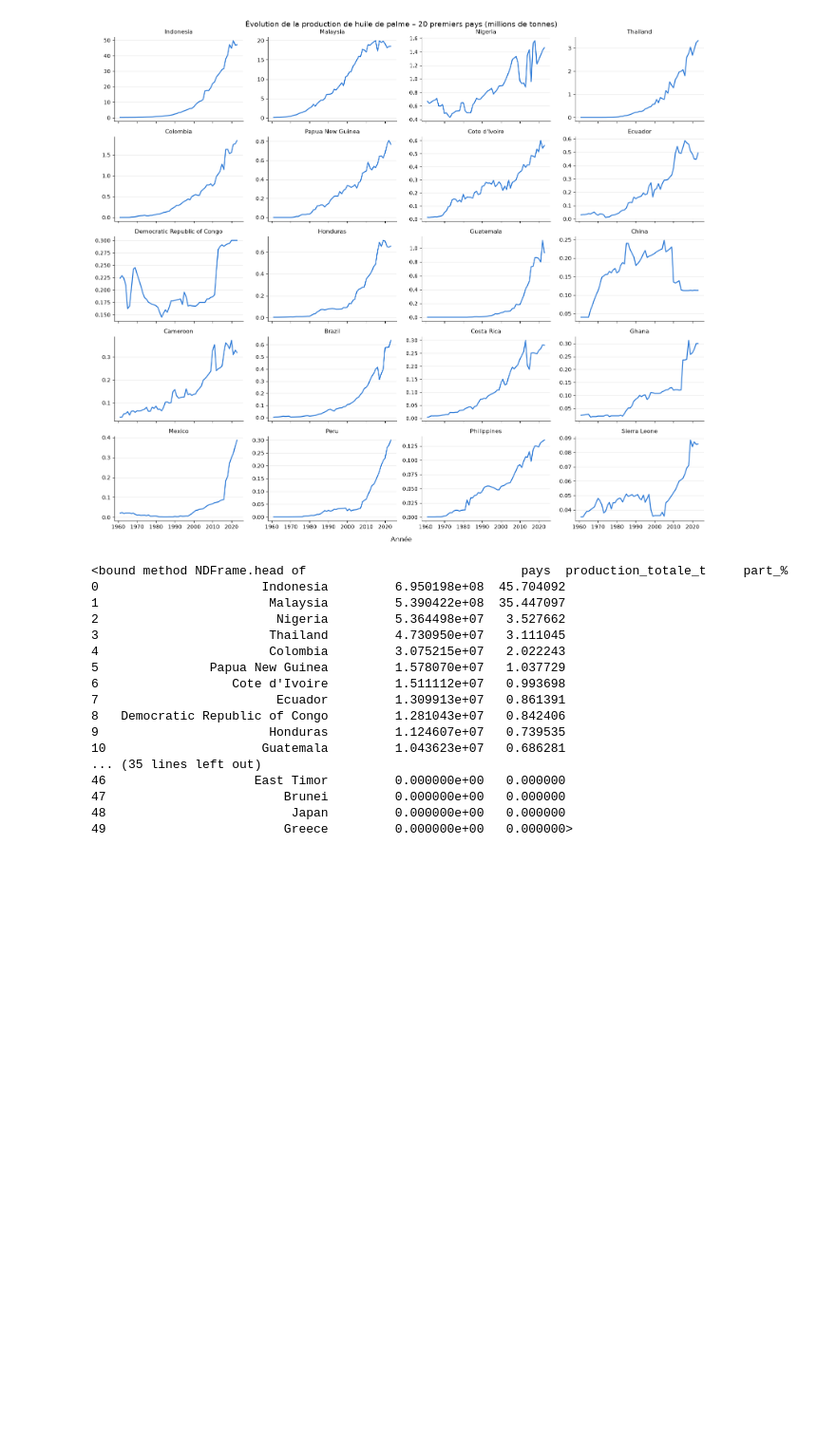
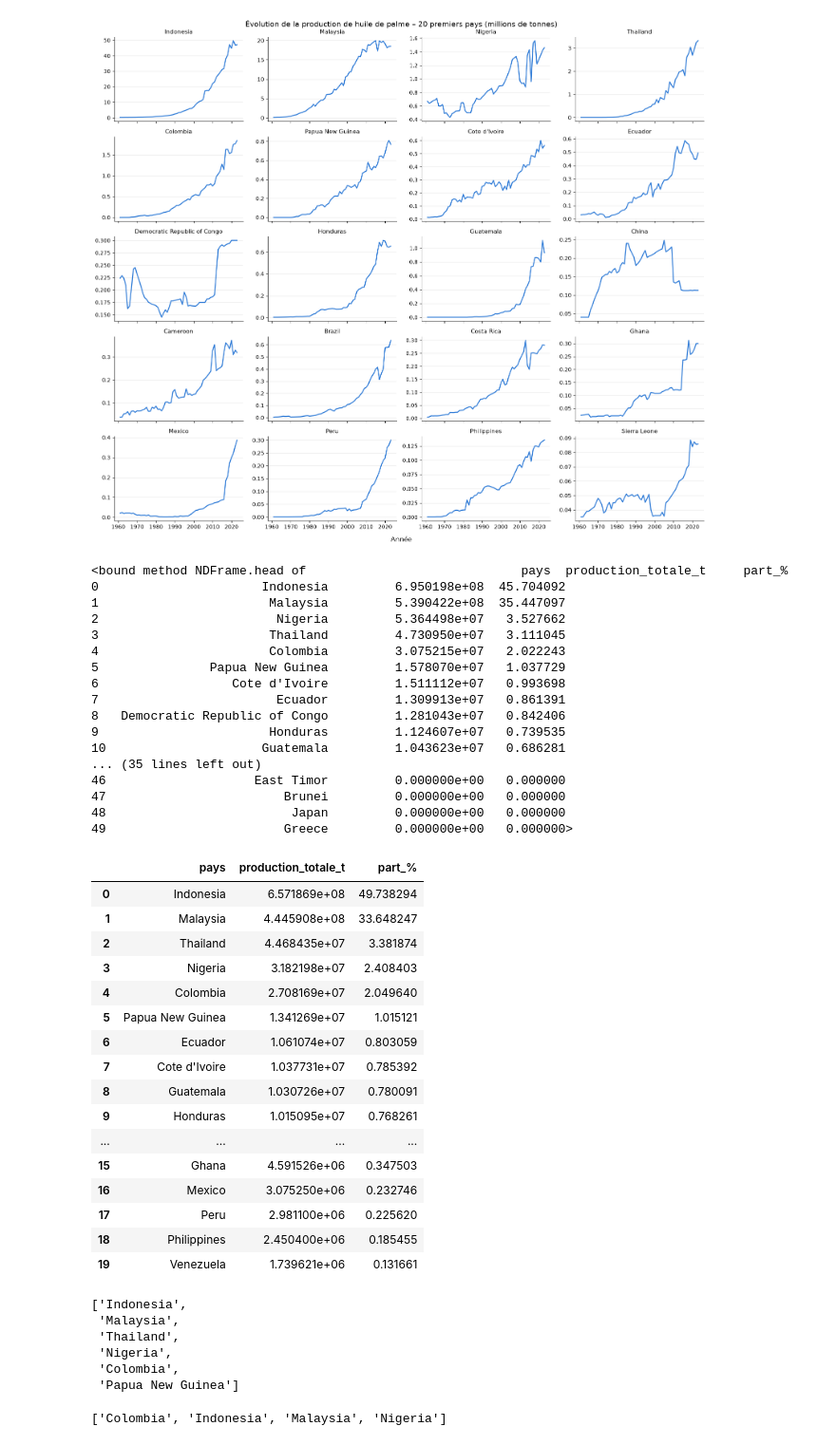
Before and after one commit to AndrewEberhardt/DataScienceProject, a Jupyter notebook: notebooks/david/david.productionpalmoil.ipynb, the cells around one changed output. Shown at 95% size. Cells and saved outputs as stored; diff of their text form; code cells hidden in the pictures; blank space fills up the shorter version.

```diff
--- a/notebooks/david/david.productionpalmoil.ipynb
+++ b/notebooks/david/david.productionpalmoil.ipynb
@@ -105,3 +105,52 @@ prod_par_pays.head
 47                        Brunei         0.000000e+00   0.000000
 48                         Japan         0.000000e+00   0.000000
 49                        Greece         0.000000e+00   0.000000>
+# %%
+palmoil_pays = palmoil[palmoil["Code"].notna()
+                       & ~palmoil["Code"].str.startswith("OWID_")
+                       & (palmoil["Year"] >= 1996)]
+
+prod_par_pays = (
+    palmoil_pays.groupby("Entity")["Palm oil - Production (tonnes)"]
+    .sum()
+    .sort_values(ascending=False)
+    .reset_index()
+    .rename(columns={"Entity": "pays", "Palm oil - Production (tonnes)": "production_totale_t"})
+)
+prod_par_pays["part_%"] = prod_par_pays["production_totale_t"] / prod_par_pays["production_totale_t"].sum() * 100
+prod_par_pays.head(20)
+# %% [output]
+|  | pays | production_totale_t | part_% |
+| 0 | Indonesia | 6.571869e+08 | 49.738294 |
+| 1 | Malaysia | 4.445908e+08 | 33.648247 |
+| 2 | Thailand | 4.468435e+07 | 3.381874 |
+| 3 | Nigeria | 3.182198e+07 | 2.408403 |
+| 4 | Colombia | 2.708169e+07 | 2.049640 |
+| 5 | Papua New Guinea | 1.341269e+07 | 1.015121 |
+| 6 | Ecuador | 1.061074e+07 | 0.803059 |
+| 7 | Cote d'Ivoire | 1.037731e+07 | 0.785392 |
+| 8 | Guatemala | 1.030726e+07 | 0.780091 |
+| 9 | Honduras | 1.015095e+07 | 0.768261 |
+| ... | ... | ... | ... |
+| 15 | Ghana | 4.591526e+06 | 0.347503 |
+| 16 | Mexico | 3.075250e+06 | 0.232746 |
+| 17 | Peru | 2.981100e+06 | 0.225620 |
+| 18 | Philippines | 2.450400e+06 | 0.185455 |
+| 19 | Venezuela | 1.739621e+06 | 0.131661 |
+# %%
+gros_producteurs_palm = prod_par_pays.loc[prod_par_pays["part_%"] > 1, "pays"].tolist()
+gros_producteurs_palm
+# %% [output]
+['Indonesia',
+ 'Malaysia',
+ 'Thailand',
+ 'Nigeria',
+ 'Colombia',
+ 'Papua New Guinea']
+# %%
+pays_palm = ['Cameroon', 'Colombia', "Côte d'Ivoire", 'Ghana', 'Indonesia', 'Malaysia', 'Nigeria']
+
+communs = sorted(set(pays_palm) & set(gros_producteurs_palm))
+communs
+# %% [output]
+['Colombia', 'Indonesia', 'Malaysia', 'Nigeria']
```
Also changed, not shown: parts of 3 cells of this notebook.
